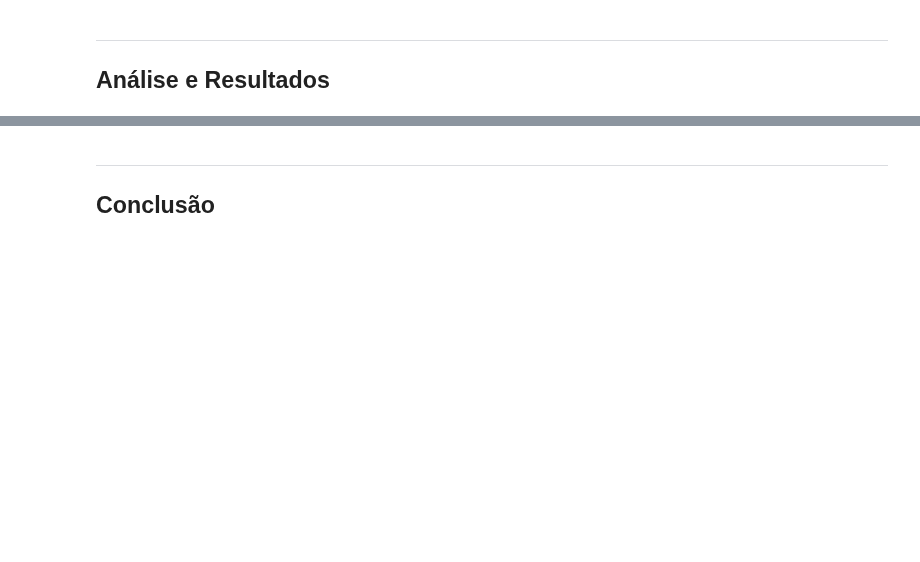
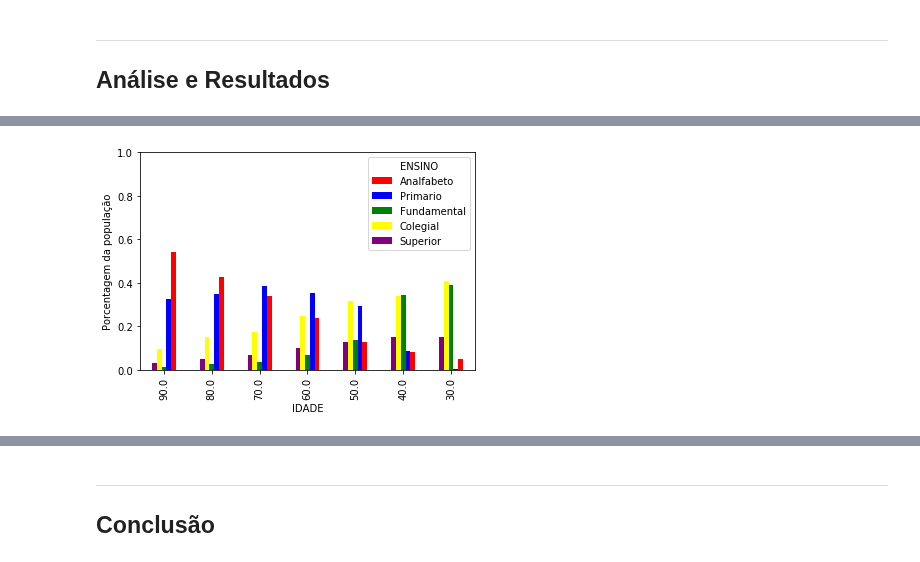
Before and after one commit to Alexandreae/Dados2018, a Jupyter notebook: Projeto1/Projeto1 Layout.ipynb, the cells around one changed output, grey strips where cells are left out. Cells and saved outputs as stored; diff of their text form; code cells hidden in the pictures; blank space fills up the shorter version.

```diff
--- a/Projeto1/Projeto1 Layout.ipynb
+++ b/Projeto1/Projeto1 Layout.ipynb
@@ -117,0 +170,33 @@ See the caveats in the documentation: http://pandas.pydata.org/pandas-docs/stabl
+# %%
+#Transformando níveis de ensino em categorias.
+
+primario=[1,10,11,12,13]
+fundamental=[4,6]
+colegial=[2,3,5,7]
+superior=[8,9]
+analfabeto=[14]
+
+df=df.reset_index()
+del df["index"]
+
+for x in range(len(df.ENSINO)):
+    i=df.ENSINO[x]
+    if i in primario:
+        i = 2
+    elif i in fundamental:
+        i = 3
+    elif i in colegial:
+        i = 4
+    elif i in superior:
+        i = 5
+    elif i in analfabeto:
+        i = 1
+    else:
+        i = np.nan
+    df.ENSINO[x]=i
+
+df=df.dropna(how="any")
+df.ENSINO = df.ENSINO.astype("category")
+df.ENSINO.cat.categories=(["Analfabeto","Primario","Fundamental","Colegial","Superior"])
+df=df.reset_index()
+del df["index"]
@@ -118,3 +207,9 @@ See the caveats in the documentation: http://pandas.pydata.org/pandas-docs/stabl
 # %% [markdown]
 ___
 ## Análise e Resultados
+# %%
+ctgeral=pd.crosstab(df.IDADE,df.ENSINO).apply(lambda r: r/r.sum(), axis=1)
+ctgeral
+
+#As crosstabs e os gráficos estarão em porcentagem para que a maior quantidade de pessoas mais jovens no país não interfira
+#com a pesquisa e com os resultados.
@@ -120,0 +226,7 @@ ___
+# %%
+ctgeral.plot(kind='bar', color=("red","blue","green","yellow","Purple"))
+plt.ylim((0,1))
+plt.ylabel("Porcentagem da população")
+plt.gca().invert_xaxis()
+# %% [output]
+[figure, added]
```
Also changed, not shown: parts of 24 cells of this notebook.
